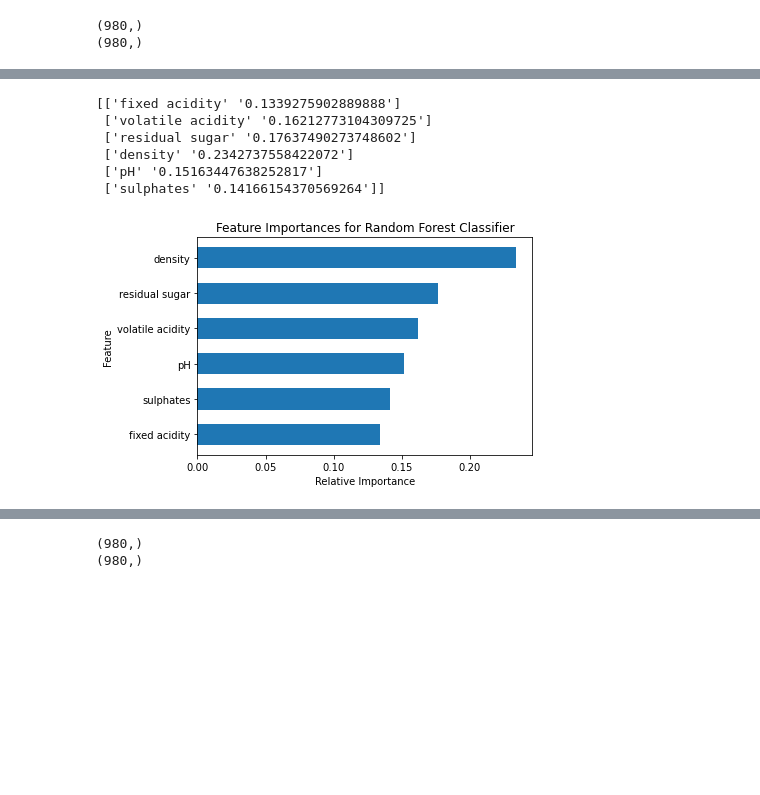
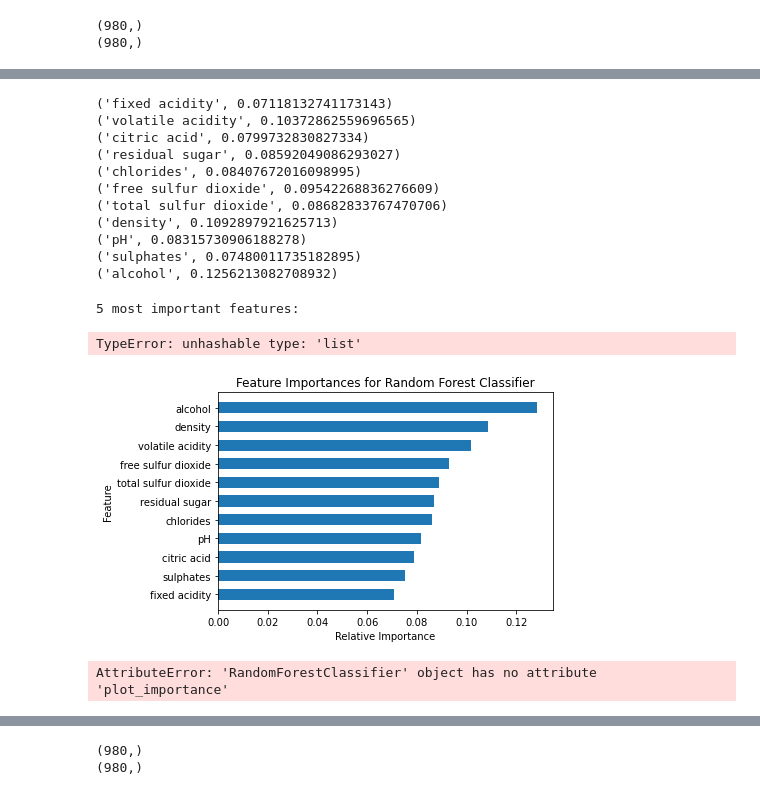
Before and after one commit to killianmeehan/Wine-analysis, a Jupyter notebook: Wine machine learning copy.ipynb, the cells around one changed output, grey strips where cells are left out. Drawn from its saved outputs; the diff is of its cells as text; code cells hidden in the pictures; blank space fills up the shorter version.

Commit message:
updated models and included xgbm

```diff
--- a/Wine machine learning copy.ipynb
+++ b/Wine machine learning copy.ipynb
@@ -123,7 +135,7 @@ white_wine.tail()
 # 'sulphates','citric acid', 'chlorides', 'free sulfur dioxide', 'total sulfur dioxide', 'alcohol'
 X = white_wine.copy()
 y = X.category #target
-X =white_wine.drop(columns=['quality', 'category', 'label']) # features we want to test, except target and correlated values, i.e. Quality and Label.
+X =white_wine.drop(columns=['category', 'label']) # features we want to test, except target and correlated values, i.e. Quality and Label.
 # Final list will include features removed due to results from Backward Elimination.
 X_list = list(X.columns)
 print(X.columns.tolist())
@@ -144,8 +156,8 @@ print(y)
 Name: category, Length: 4898, dtype: int32
 # %%
 # Split the data into training and testing sets
-X_train, X_test, y_train, y_test = train_test_split(X, y, test_size=0.2, random_state=42, ) # random state controls the shuffling applied before the split. 42 is a popular random seed.
-
+X_train, X_test, y_train, y_test = train_test_split(X, y, test_size=0.3, random_state=42) #, stratify=y) # random state controls the shuffling applied before the split. 42 is a popular random seed.
+#stratification ensures equitable split of low/medium/high quality across training and test data
 print(Counter(y_train), Counter(y_test))
 print('Features:', list(X))
 # %% [output]
@@ -169,0 +182,5 @@ Testing Labels Shape: (980,)
+# %%
+# Instantiate model with 1000 decision trees
+rfc = RandomForestClassifier(n_estimators = 100, random_state = 42)
+#check parameters to ensure that all variables accounted for and to keep in mind anything to change next time.
+rfc.get_params()
@@ -170,8 +207,6 @@ Testing Labels Shape: (980,)
 # %%
-# Instantiate model with 1000 decision trees
-rfc = RandomForestClassifier(n_estimators = 1000, random_state = 42)
 # Train the model on training data
-rfc.fit(X_train, y_train);
+model = rfc.fit(X_train, y_train);
 # %%
 pred_rfc = rfc.predict(X_test) #The predicted class of an input sample is a vote by the trees in the forest, weighted by their probability estimates.
 #That is, the predicted class is the one with highest mean probability estimate across the trees.
@@ -215,32 +327,54 @@ Confusion matrix:
 # %%
 #show feature importance
 
-#for i in zip(X_list, rfc.feature_importances_):
-#    print (i)
+for i in zip(X_list, rfc.feature_importances_):
+    print (i)
 
-a = np.array([X_list,rfc.feature_importances_])
-print(a.T)
+#a = np.array([X_list,rfc.feature_importances_])
+#print(a.T)
 # %% [output]
-[['fixed acidity' '0.1339275902889888']
- ['volatile acidity' '0.16212773104309725']
- ['residual sugar' '0.17637490273748602']
- ['density' '0.2342737558422072']
- ['pH' '0.15163447638252817']
- ['sulphates' '0.14166154370569264']]
+('fixed acidity', 0.07118132741173143)
+('volatile acidity', 0.10372862559696565)
+('citric acid', 0.0799732830827334)
+('residual sugar', 0.08592049086293027)
+('chlorides', 0.08407672016098995)
+('free sulfur dioxide', 0.09542268836276609)
+('total sulfur dioxide', 0.08682833767470706)
+('density', 0.1092897921625713)
+('pH', 0.08315730906188278)
+('sulphates', 0.07480011735182895)
+('alcohol', 0.1256213082708932)
+# %%
+important_features_dict = {}
+for idx, val in enumerate(rfc.feature_importances_):
+    important_features_dict[idx] = val
+
+important_features_list = sorted(important_features_dict, key=important_features_dict.get, reverse=True)
+
+print('5 most important features:')
+{important_features_list[:5]}
+# %% [output]
+5 most important features:
+TypeError: unhashable type: 'list'
 # %%
+#'fixed acidity', 'volatile acidity', 'citric acid', 'residual sugar','chlorides', 'free sulfur dioxide', 'total sulfur dioxide', 'density', 'pH', 'sulphates', 'alcohol'
+
 importances = rfc.feature_importances_
-rfc_feature_names, rfc_feature_scores = zip(*sorted(zip(['fixed acidity', 'volatile acidity', 'residual sugar', 'density', 'pH', 'sulphates'],
+rfc_feature_names, rfc_feature_scores = zip(*sorted(zip(['fixed acidity', 'volatile acidity', 'citric acid',
+'residual sugar','chlorides', 'free sulfur dioxide', 'total sulfur dioxide', 'density', 'pH', 'sulphates', 'alcohol'],
 importances), key=lambda x: x[1]))
 y_position = list(range(len(rfc_feature_names)))
 plt.barh(y_position, rfc_feature_scores, height=0.6, align='center')
 plt.yticks(y_position , rfc_feature_names)
 plt.xlabel('Relative Importance')
 plt.ylabel('Feature')
 t = plt.title('Feature Importances for Random Forest Classifier')
 # %% [output]
-[figure, old version]
+[figure, new version]
 # %%
-rfc.plot_importance(xgb_clf, importance_type="weight")
+rfc.plot_importance(white_wine, importance_type="weight")
+# %% [output]
+AttributeError: 'RandomForestClassifier' object has no attribute 'plot_importance'
 # %%
 #Adding constant column of ones, mandatory for sm.OLS model
 #The performance metric used here to evaluate feature performance is pvalue.
```
Also changed, not shown: parts of 28 cells of this notebook, 5 other files.
